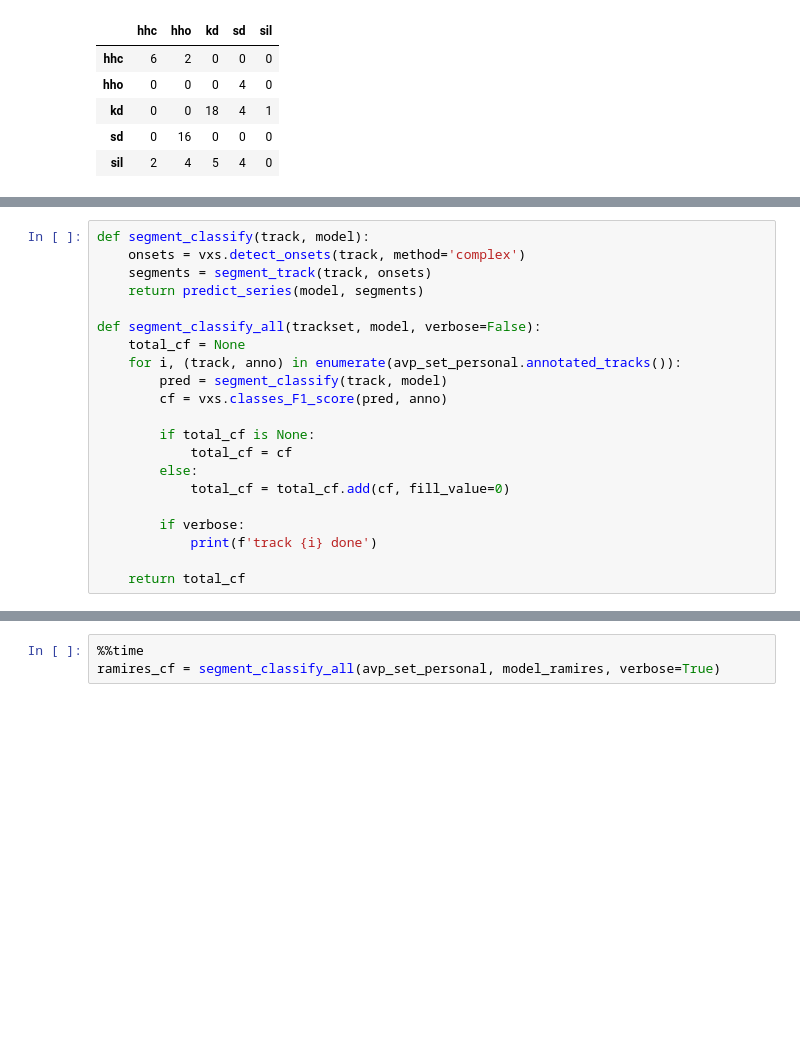
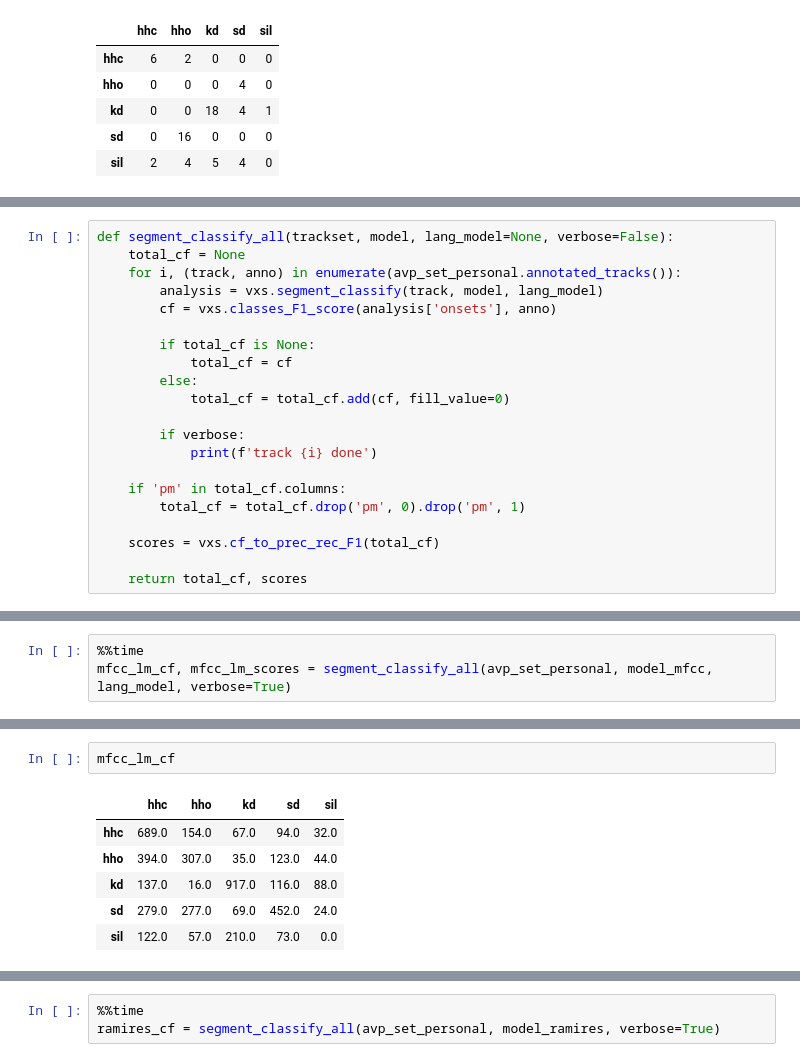
Before and after one commit to flyingleafe/vxs-vpt, a Jupyter notebook: notebooks/Classification.ipynb, the cells around one changed output, grey strips where cells are left out. Saved outputs shown, nothing was run; the diff lists cells and outputs as text; blank space fills up the shorter version.

```diff
--- a/notebooks/Classification.ipynb
+++ b/notebooks/Classification.ipynb
@@ -287,14 +284,9 @@ vxs.classes_F1_score(pred1, anno_10, ms_threshold=50)
 # %%
-def segment_classify(track, model):
-    onsets = vxs.detect_onsets(track, method='complex')
-    segments = segment_track(track, onsets)
-    return predict_series(model, segments)
-
-def segment_classify_all(trackset, model, verbose=False):
+def segment_classify_all(trackset, model, lang_model=None, verbose=False):
     total_cf = None
     for i, (track, anno) in enumerate(avp_set_personal.annotated_tracks()):
-        pred = segment_classify(track, model)
-        cf = vxs.classes_F1_score(pred, anno)
+        analysis = vxs.segment_classify(track, model, lang_model)
+        cf = vxs.classes_F1_score(analysis['onsets'], anno)
 
         if total_cf is None:
             total_cf = cf
@@ -304,6 +296,11 @@ def segment_classify_all(trackset, model, verbose=False):
         if verbose:
             print(f'track {i} done')
 
-    return total_cf
+    if 'pm' in total_cf.columns:
+        total_cf = total_cf.drop('pm', 0).drop('pm', 1)
+
+    scores = vxs.cf_to_prec_rec_F1(total_cf)
+
+    return total_cf, scores
 # %%
 %%time
@@ -338,0 +350,3 @@ mfcc_cf
+# %%
+%%time
+mfcc_lm_cf, mfcc_lm_scores = segment_classify_all(avp_set_personal, model_mfcc, lang_model, verbose=True)
@@ -338,0 +371,9 @@ mfcc_cf
+# %%
+mfcc_lm_cf
+# %% [output]
+|  | hhc | hho | kd | sd | sil |
+| hhc | 689.0 | 154.0 | 67.0 | 94.0 | 32.0 |
+| hho | 394.0 | 307.0 | 35.0 | 123.0 | 44.0 |
+| kd | 137.0 | 16.0 | 917.0 | 116.0 | 88.0 |
+| sd | 279.0 | 277.0 | 69.0 | 452.0 | 24.0 |
+| sil | 122.0 | 57.0 | 210.0 | 73.0 | 0.0 |
```
Also changed, not shown: parts of 22 cells of this notebook, 3 other files.
